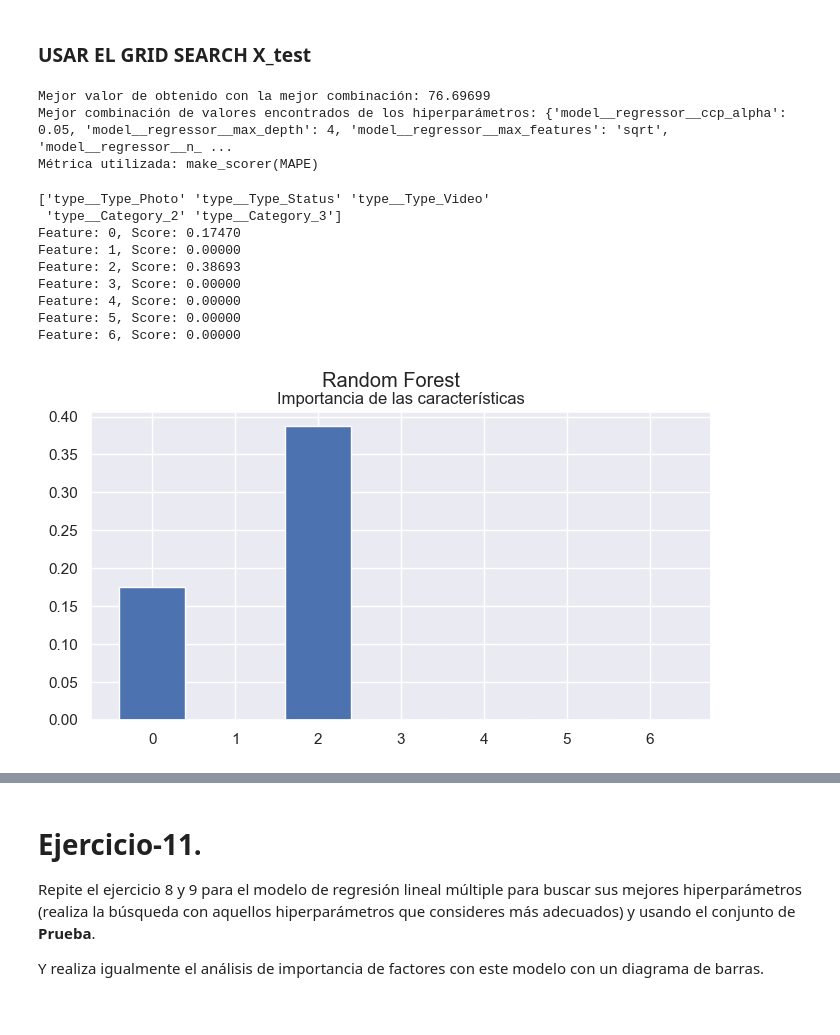
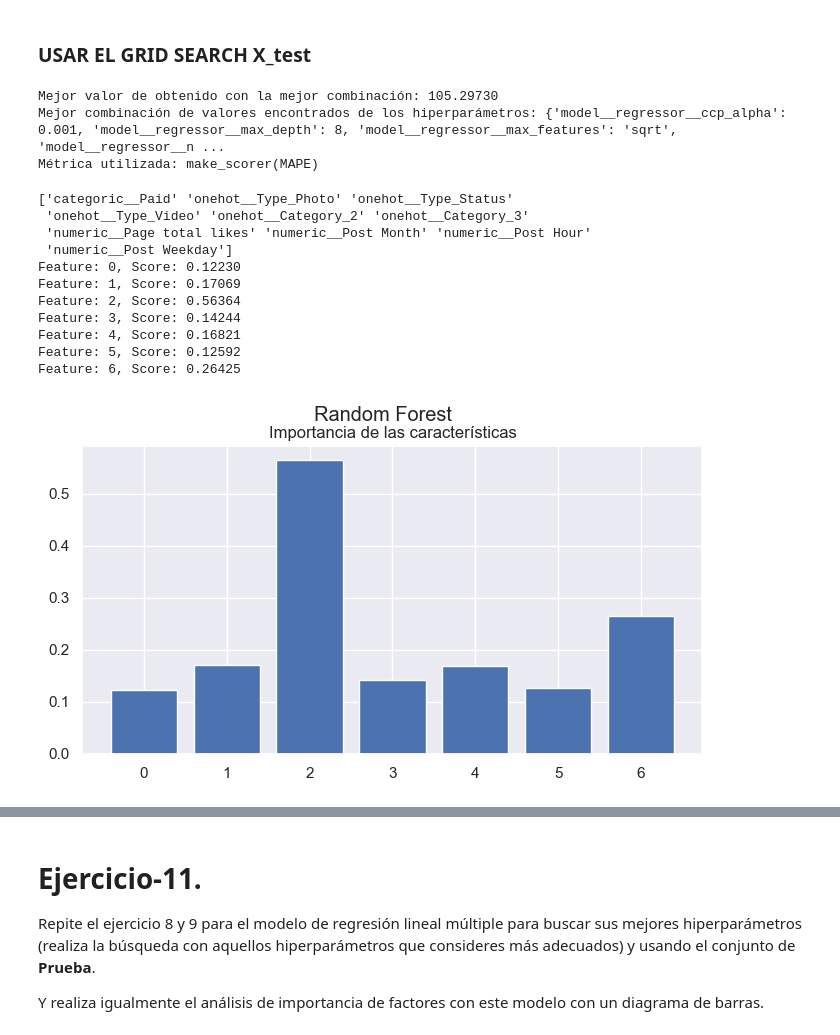
Before and after one commit to diego-carrera/iaa-equipo-30, a Jupyter notebook: semana7/MNA_IAyAA_semana_7_Actividad.ipynb, the cells around one changed output, grey strips where cells are left out. Drawn from its saved outputs; the diff is of its cells as text; code cells hidden in the pictures.

```diff
--- a/semana7/MNA_IAyAA_semana_7_Actividad.ipynb
+++ b/semana7/MNA_IAyAA_semana_7_Actividad.ipynb
@@ -289,8 +292,8 @@ column_transformer_notLR = ColumnTransformer(
 #     ("numerical_preprocessor", numerical_pipeline, numerical)
 # ])
 # %%
-X_transformed = column_transformer.fit_transform(X_train)
-X_transformednotLR = column_transformer_notLR.fit_transform(X_train)
-X_transformed.shape
-xtdf = pd.DataFrame(X_transformed)
-xtdf.head()
+# X_transformed = column_transformer.fit_transform(X_train)
+# X_transformednotLR = column_transformer_notLR.fit_transform(X_train)
+# X_transformed.shape
+# xtdf = pd.DataFrame(X_transformed)
+# xtdf.head()
@@ -408,8 +404,8 @@ Incluye las conclusiones sobre el mejor modelo encontrado en esta primera aproxi
 
 NOTA: Recuerda que puedes aumentar en dado caso el número máximo de iteraciones para que todos los modelos converjan.
 # %%
-X_train_transformed = column_transformer.transform(X_train)
-X_train_notLR = column_transformer_notLR.transform(X_train)
+X_train_transformed = column_transformer.fit_transform(X_train)
+X_train_notLR = column_transformer_notLR.fit_transform(X_train)
 
-X_test_transformed = column_transformer.transform(X_test)
-X_test_notLR = column_transformer_notLR.transform(X_test)
+X_test_transformed = column_transformer.fit_transform(X_test)
+X_test_notLR = column_transformer_notLR.fit_transform(X_test)
@@ -620,9 +643,17 @@ parameters = {
   'model__regressor__ccp_alpha': [0.0001, 0.001, 0.05],
 }
 
-rfr_pipe = Pipeline(steps=[('model', TransformedTargetRegressor(regressor=RandomForestRegressor(),
-                                     func=np.log1p,
-                                     inverse_func=np.expm1))])
+mi_regressor = TransformedTargetRegressor(
+    regressor=RandomForestRegressor(random_state=SEED),
+    func=np.log1p,
+    inverse_func=np.expm1 ,
+)
+
+rfr_pipe = Pipeline(steps=[
+    ('preprocessor', column_transformer),
+    ('model', mi_regressor)
+])
+
 rfGrid = GridSearchCV(
   rfr_pipe,
   parameters,
@@ -630,52 +661,55 @@ rfGrid = GridSearchCV(
   scoring=make_scorer(MAPE, greater_is_better=True),
   n_jobs=-1
 )
-rfGrid.fit(X_test_notLR, y_test)
+rfGrid.fit(X_test, y_test)
 
 print('Mejor valor de obtenido con la mejor combinación: {:.5f}'.format(rfGrid.best_score_))
 print('Mejor combinación de valores encontrados de los hiperparámetros:', rfGrid.best_params_)
 print('Métrica utilizada:', rfGrid.scoring)
 # %% [output]
-Mejor valor de obtenido con la mejor combinación: 76.69699
-Mejor combinación de valores encontrados de los hiperparámetros: {'model__regressor__ccp_alpha': 0.05, 'model__regressor__max_depth': 4, 'model__regressor__max_features': 'sqrt', 'model__regressor__n_ ...
+Mejor valor de obtenido con la mejor combinación: 105.29730
+Mejor combinación de valores encontrados de los hiperparámetros: {'model__regressor__ccp_alpha': 0.001, 'model__regressor__max_depth': 8, 'model__regressor__max_features': 'sqrt', 'model__regressor__n ...
 Métrica utilizada: make_scorer(MAPE)
 # %%
 final_RFR = RandomForestRegressor(
-  ccp_alpha=0.05,
-  max_depth=4,
+  ccp_alpha=0.001,
+  max_depth=8,
   max_features='sqrt',
-  n_estimators=200
+  n_estimators=200,
+  random_state=SEED
 )
 
 finalRegressor = TransformedTargetRegressor(
   regressor=final_RFR,
   func=np.log1p,
   inverse_func=np.expm1
 )
 
 finalPipe = Pipeline(
   steps=[
-    ('transformer', column_transformer_notLR),
+    ('transformer', column_transformer),
     ('model', finalRegressor)
   ]
 )
 finalPipe.fit(X_test, y_test)
 importance = permutation_importance(finalPipe, X_test, y_test, n_repeats=10)
 
-feature_names = column_transformer_notLR.get_feature_names_out()
+feature_names = column_transformer.get_feature_names_out()
 print(feature_names)
 plot_importance(importance, 'Random Forest', 'Importancia de las características')
 # %% [output]
-['type__Type_Photo' 'type__Type_Status' 'type__Type_Video'
- 'type__Category_2' 'type__Category_3']
-Feature: 0, Score: 0.17470
-Feature: 1, Score: 0.00000
-Feature: 2, Score: 0.38693
-Feature: 3, Score: 0.00000
-Feature: 4, Score: 0.00000
-Feature: 5, Score: 0.00000
-Feature: 6, Score: 0.00000
+['categoric__Paid' 'onehot__Type_Photo' 'onehot__Type_Status'
+ 'onehot__Type_Video' 'onehot__Category_2' 'onehot__Category_3'
+ 'numeric__Page total likes' 'numeric__Post Month' 'numeric__Post Hour'
+ 'numeric__Post Weekday']
+Feature: 0, Score: 0.12230
+Feature: 1, Score: 0.17069
+Feature: 2, Score: 0.56364
+Feature: 3, Score: 0.14244
+Feature: 4, Score: 0.16821
+Feature: 5, Score: 0.12592
+Feature: 6, Score: 0.26425
-[figure, old version]
+[figure, new version]
 # %%
 y_hat_train = finalPipe.predict(X_train)
 y_hat_test = finalPipe.predict(X_test)
```
Also changed, not shown: parts of 16 cells of this notebook.
